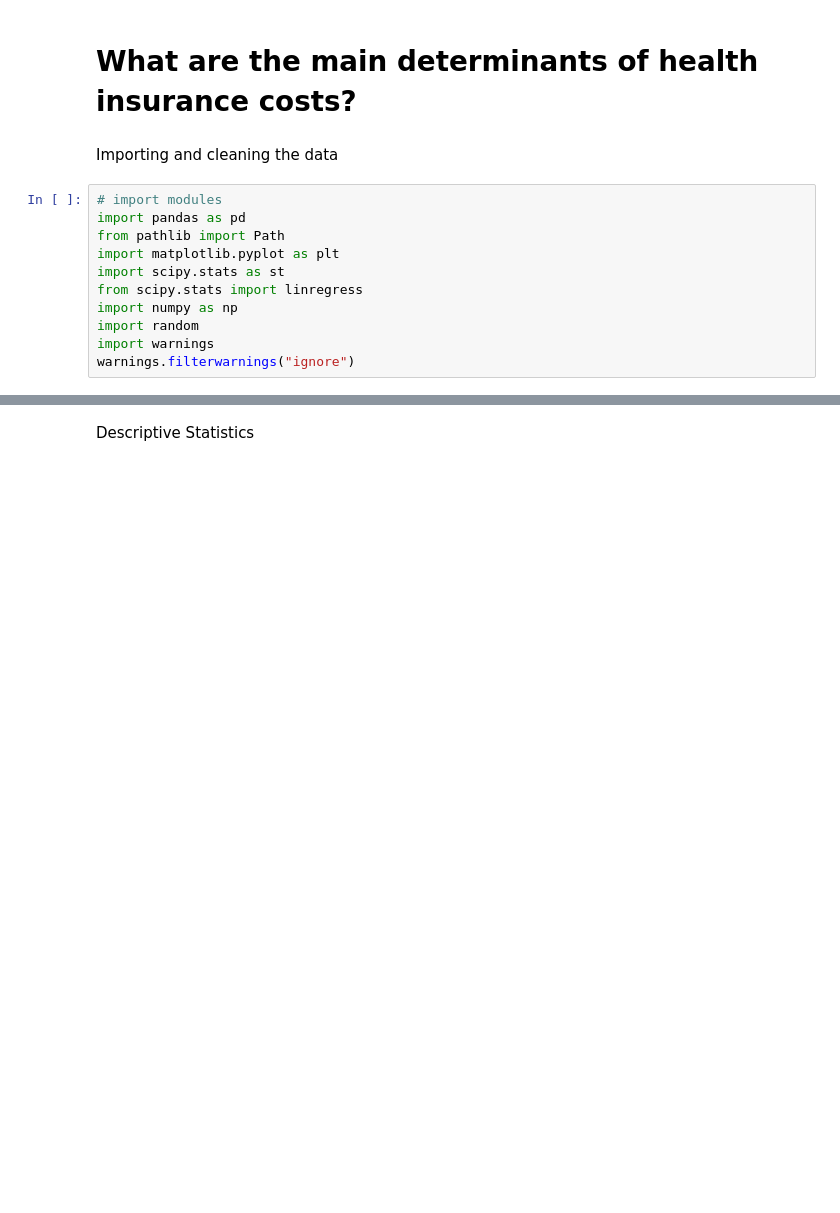
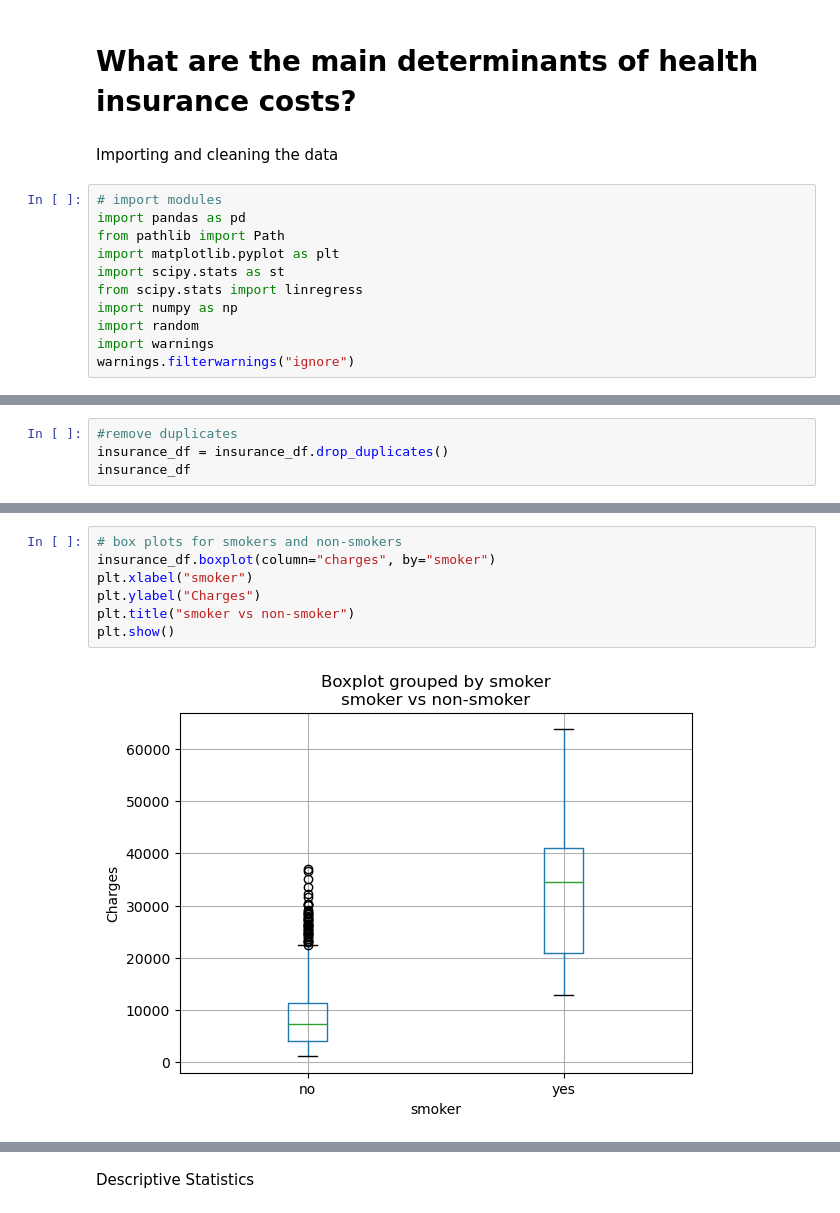
Before and after one commit to carolinefoshee/project-1, a Jupyter notebook: project1.ipynb, the cells around one changed output, grey strips where cells are left out. Drawn from its saved outputs; the diff is of its cells as text; blank space fills up the shorter version.

```diff
--- a/project1.ipynb
+++ b/project1.ipynb
@@ -61,0 +46,4 @@ insurance_df.dropna()
+# %%
+#remove duplicates
+insurance_df = insurance_df.drop_duplicates()
+insurance_df
@@ -61,0 +87,9 @@ insurance_df.dropna()
+# %%
+# box plots for smokers and non-smokers
+insurance_df.boxplot(column="charges", by="smoker")
+plt.xlabel("smoker")
+plt.ylabel("Charges")
+plt.title("smoker vs non-smoker")
+plt.show()
+# %% [output]
+[figure, added]
```
Also changed, not shown: parts of 16 cells of this notebook.
